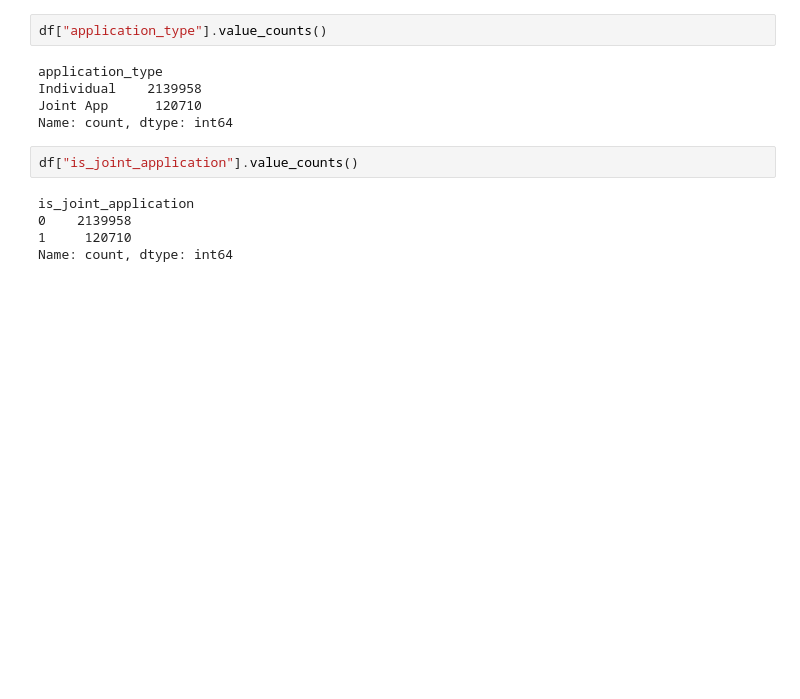
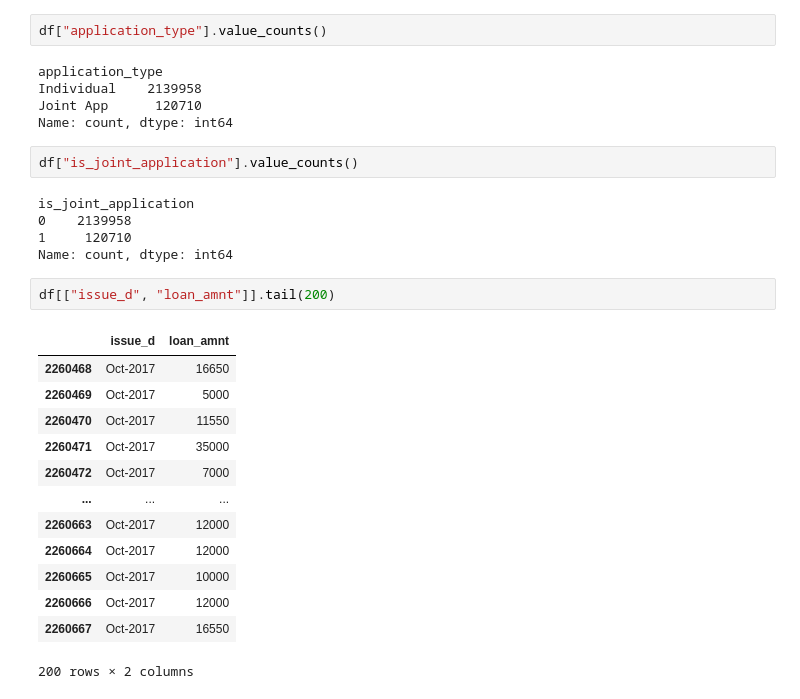
Before and after one commit to Evelynn-atienosan/LOAN_DEFAULT_ANALYSIS, a Jupyter notebook: Notebooks/EDA.ipynb, the cells around one changed output. Cells and saved outputs as stored; diff of their text form; blank space fills up the shorter version.

```diff
--- a/Notebooks/EDA.ipynb
+++ b/Notebooks/EDA.ipynb
@@ -305,3 +315,19 @@ is_joint_application
 0    2139958
 1     120710
 Name: count, dtype: int64
+# %%
+df[["issue_d", "loan_amnt"]].tail(200)
+# %% [output]
+|  | issue_d | loan_amnt |
+| 2260468 | Oct-2017 | 16650 |
+| 2260469 | Oct-2017 | 5000 |
+| 2260470 | Oct-2017 | 11550 |
+| 2260471 | Oct-2017 | 35000 |
+| 2260472 | Oct-2017 | 7000 |
+| ... | ... | ... |
+| 2260663 | Oct-2017 | 12000 |
+| 2260664 | Oct-2017 | 12000 |
+| 2260665 | Oct-2017 | 10000 |
+| 2260666 | Oct-2017 | 12000 |
+| 2260667 | Oct-2017 | 16550 |
+200 rows × 2 columns
```
Also changed, not shown: parts of 5 cells of this notebook, 4 other files.
